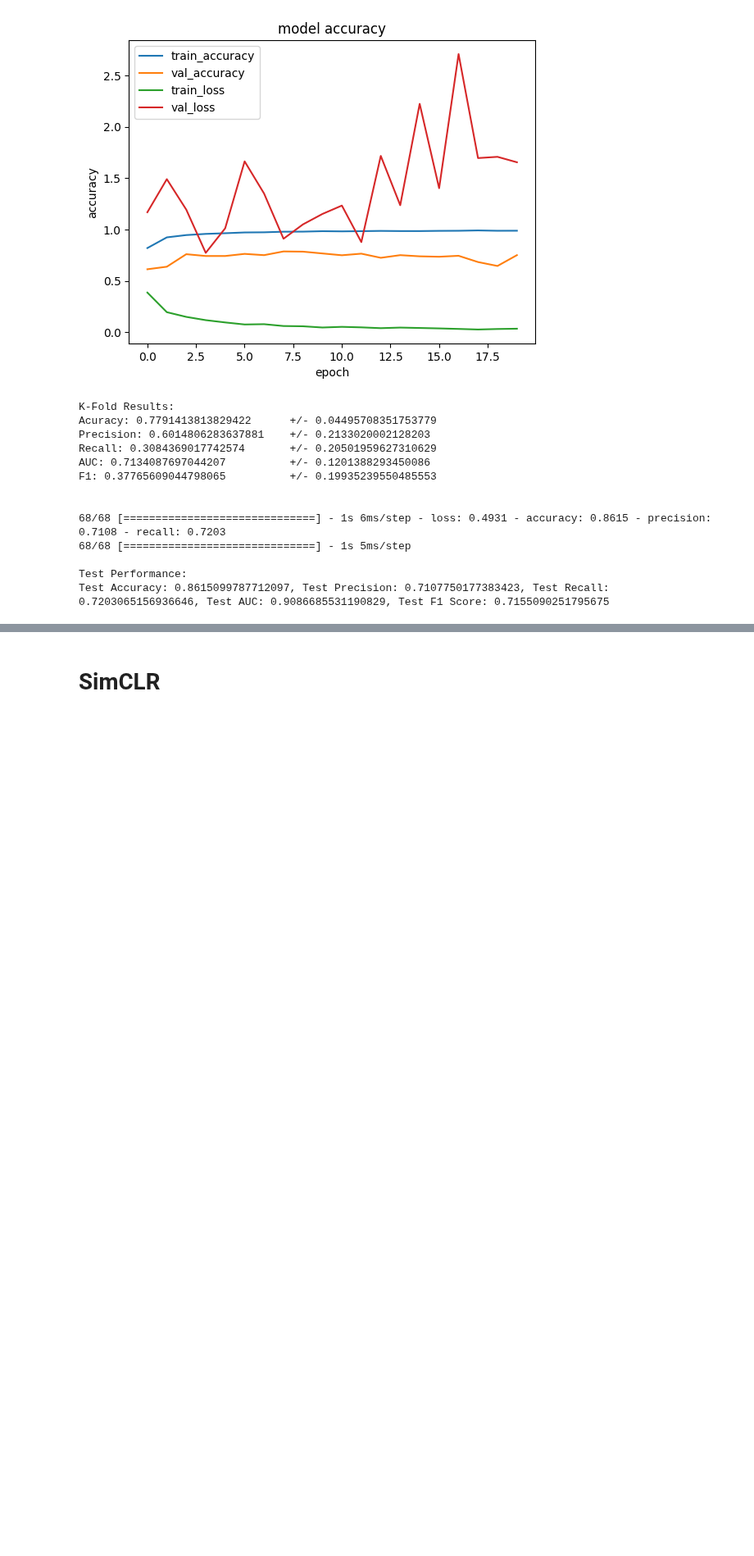
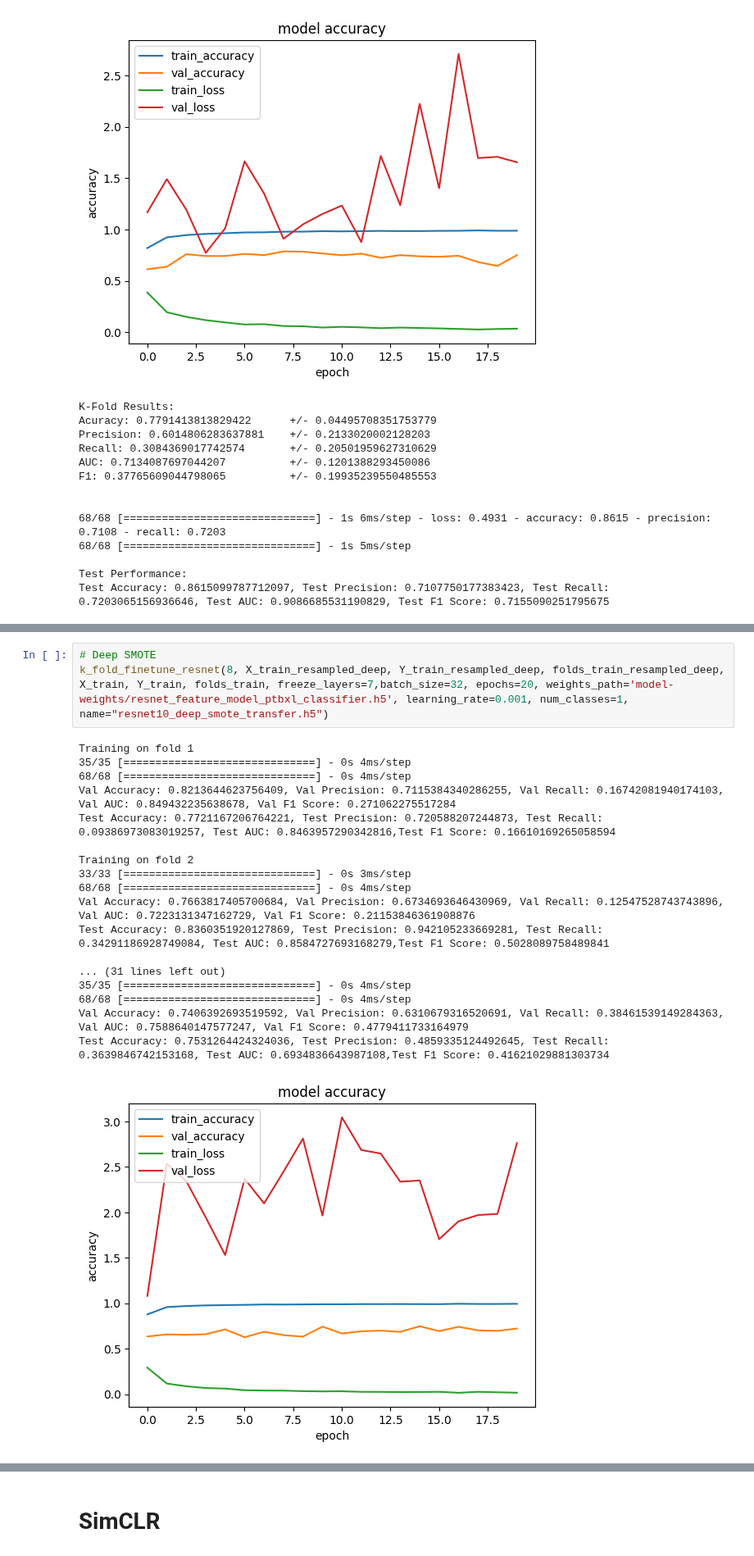
Before and after one commit to raaifhadadi/FYP, a Jupyter notebook: brugada_ssl_finetuning.ipynb, the cells around one changed output, grey strips where cells are left out. Shown at 82% size. Saved outputs shown, nothing was run; the diff lists cells and outputs as text; blank space fills up the shorter version.

```diff
--- a/brugada_ssl_finetuning.ipynb
+++ b/brugada_ssl_finetuning.ipynb
@@ -346,0 +438,22 @@ Test Accuracy: 0.8615099787712097, Test Precision: 0.7107750177383423, Test Reca
+# %%
+# Deep SMOTE
+k_fold_finetune_resnet(8, X_train_resampled_deep, Y_train_resampled_deep, folds_train_resampled_deep, X_train, Y_train, folds_train, freeze_layers=7,batch_size=32, epochs=20, weights_path='model-weights/resnet_feature_model_ptbxl_classifier.h5', learning_rate=0.001, num_classes=1, name="resnet10_deep_smote_transfer.h5")
+# %% [output]
+Training on fold 1
+35/35 [==============================] - 0s 4ms/step
+68/68 [==============================] - 0s 4ms/step
+Val Accuracy: 0.8213644623756409, Val Precision: 0.7115384340286255, Val Recall: 0.16742081940174103, Val AUC: 0.849432235638678, Val F1 Score: 0.271062275517284
+Test Accuracy: 0.7721167206764221, Test Precision: 0.720588207244873, Test Recall: 0.09386973083019257, Test AUC: 0.8463957290342816,Test F1 Score: 0.16610169265058594
+
+Training on fold 2
+33/33 [==============================] - 0s 3ms/step
+68/68 [==============================] - 0s 4ms/step
+Val Accuracy: 0.7663817405700684, Val Precision: 0.6734693646430969, Val Recall: 0.12547528743743896, Val AUC: 0.7223131347162729, Val F1 Score: 0.21153846361908876
+Test Accuracy: 0.8360351920127869, Test Precision: 0.942105233669281, Test Recall: 0.34291186928749084, Test AUC: 0.8584727693168279,Test F1 Score: 0.5028089758489841
+
+... (31 lines left out)
+35/35 [==============================] - 0s 4ms/step
+68/68 [==============================] - 0s 4ms/step
+Val Accuracy: 0.7406392693519592, Val Precision: 0.6310679316520691, Val Recall: 0.38461539149284363, Val AUC: 0.7588640147577247, Val F1 Score: 0.4779411733164979
+Test Accuracy: 0.7531264424324036, Test Precision: 0.4859335124492645, Test Recall: 0.3639846742153168, Test AUC: 0.6934836643987108,Test F1 Score: 0.41621029881303734
+[figure, added]
```
Also changed, not shown: parts of 5 cells of this notebook, 1 other file.
